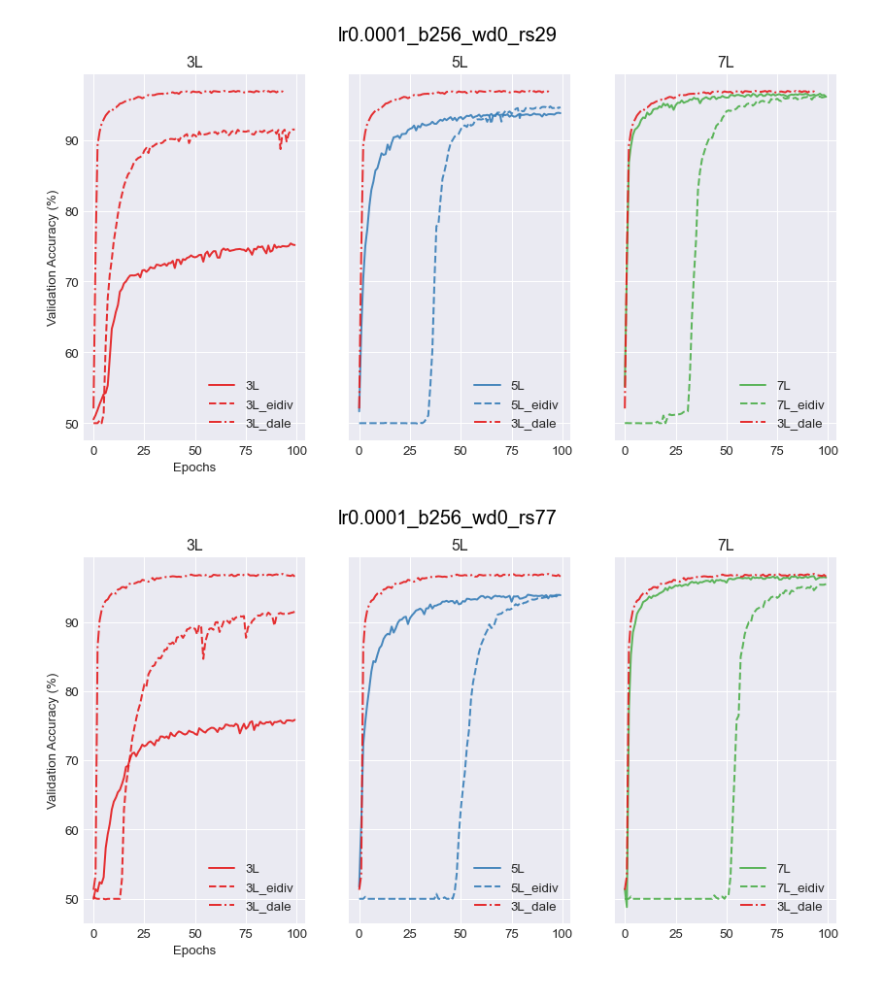
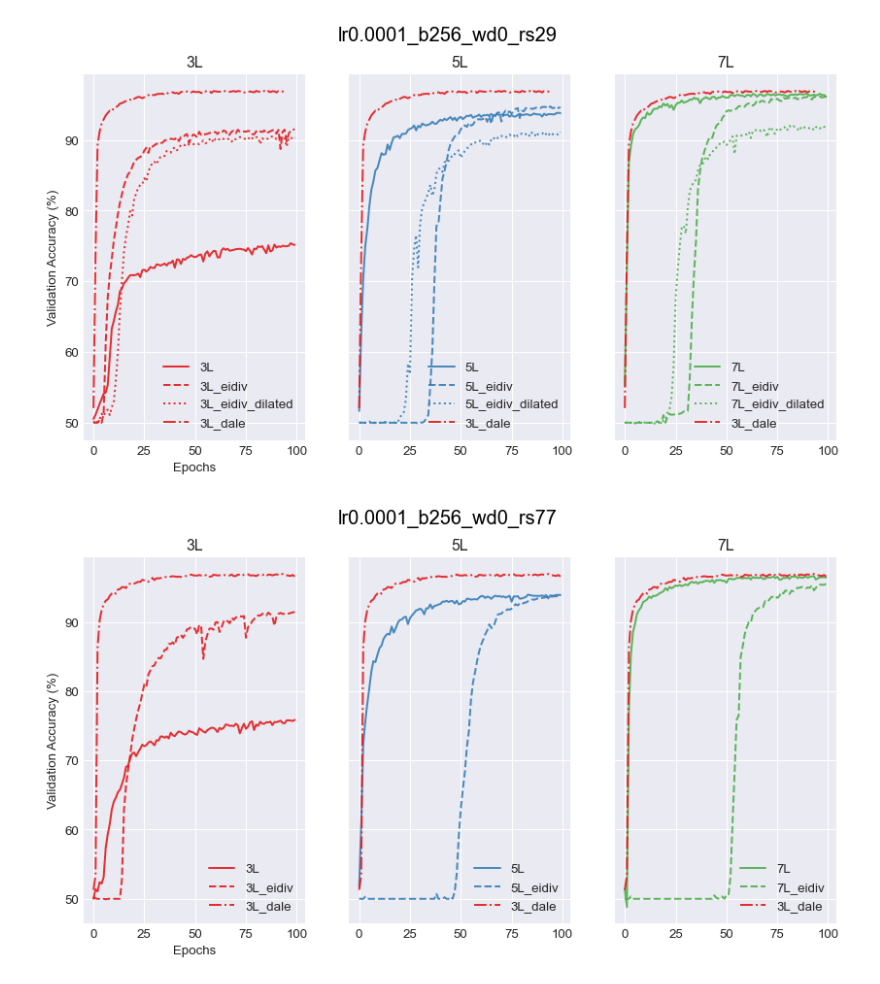
Before and after one commit to hiyuantang/marked_long, a Jupyter notebook: results/vis.ipynb, the cells around one changed output. Saved outputs shown, nothing was run; the diff lists cells and outputs as text; code cells hidden in the pictures.

Commit message:
upload new results

```diff
--- a/results/vis.ipynb
+++ b/results/vis.ipynb
@@ -144,13 +144,16 @@ L7eidiv_rs29 = get_val_results_addtodata('./rs29_gbmax/7Leidiv.txt')'''
 #no learning rate adjustment
 L3_rs29 = get_val_results_addtodata('./rs29_gbmax_nolradj/3L.txt')
 L3eidiv_rs29 = get_val_results_addtodata('./rs29_gbmax_nolradj/3Leidiv.txt')
+L3eidivdil_rs29 = get_val_results_addtodata('./rs29_gbmax_nolradj/3Leidivdil.txt')
 L3dale_rs29 = get_val_results_addtodata('./rs29_gbmax_nolradj/3Ldale.txt')
 
 L5_rs29 = get_val_results_addtodata('./rs29_gbmax_nolradj/5L.txt')
 L5eidiv_rs29 = get_val_results_addtodata('./rs29_gbmax_nolradj/5Leidiv.txt')
+L5eidivdil_rs29 = get_val_results_addtodata('./rs29_gbmax_nolradj/5Leidivdil.txt')
 
 L7_rs29 = get_val_results_addtodata('./rs29_gbmax_nolradj/7L.txt')
 L7eidiv_rs29 = get_val_results_addtodata('./rs29_gbmax_nolradj/7Leidiv.txt')
+L7eidivdil_rs29 = get_val_results_addtodata('./rs29_gbmax_nolradj/7Leidivdil.txt')
 
 #validation results from -b 256 --epochs 100 --wd 0 --lr 0.0001 --rs77 datasplit 8:2 w/ gabor+maxpool
 #no learning rate adjustment
@@ -184,12 +187,12 @@ L5eidiv_mean, L5eidiv_std = get_mean_std_at_epoch(L5eidiv_rs53, L5eidiv_rs77, L5
 L7_mean, L7_std = get_mean_std_at_epoch(L7_rs53, L7_rs77, L7_rs191, epoch=epoch_global)
 L7eidiv_mean, L7eidiv_std = get_mean_std_at_epoch(L7eidiv_rs53, L7eidiv_rs77, L7eidiv_rs191, epoch=epoch_global)
 # %%
-acc_list = np.array([L3_rs29, L3eidiv_rs29, L3dale_rs29,
-                    L5_rs29, L5eidiv_rs29,
-                    L7_rs29, L7eidiv_rs29,], dtype=object)
-name_list = np.array(['3L', '3L_eidiv', '3L_dale',
-                      '5L', '5L_eidiv',
-                      '7L', '7L_eidiv'])
+acc_list = np.array([L3_rs29, L3eidiv_rs29, L3eidivdil_rs29, L3dale_rs29,
+                    L5_rs29, L5eidiv_rs29, L5eidivdil_rs29,
+                    L7_rs29, L7eidiv_rs29, L7eidivdil_rs29], dtype=object)
+name_list = np.array(['3L', '3L_eidiv', '3L_eidiv_dilated', '3L_dale',
+                      '5L', '5L_eidiv', '5L_eidiv_dilated',
+                      '7L', '7L_eidiv', '7L_eidiv_dilated',])
 plt.style.use('seaborn-darkgrid')
 dpi = 96
 linewidth = 1.5
@@ -199,35 +202,40 @@ palette = plt.get_cmap('Set1')
 ax[0].set_title('3L'), ax[1].set_title('5L'), ax[2].set_title('7L')
 ax[0].set_ylabel('Validation Accuracy (%)'), ax[0].set_xlabel('Epochs')
 for i in range(len(acc_list)):
     num = int(name_list[i][0])//2-1
-    if 'eidiv' in name_list[i]:
+    if 'dilated' in name_list[i]:
+        ax[num].plot(acc_list[i], linestyle='dotted',
+                     color=palette(num),
+                     linewidth=linewidth, alpha=0.9, label=name_list[i]
+                     )
+    elif 'eidiv' in name_list[i]:
         ax[num].plot(acc_list[i], linestyle='--',
                      color=palette(num),
                      linewidth=linewidth, alpha=0.9, label=name_list[i]
                      )
     elif 'dale' in name_list[i]:
         ax[num].plot(acc_list[i], linestyle='-.',
                      color=palette(num),
                      linewidth=linewidth, alpha=0.9, label=name_list[i]
                      )
     else:
         ax[num].plot(acc_list[i], linestyle='-',
                      color=palette(num),
                      linewidth=linewidth, alpha=0.9, label=name_list[i]
                      )
 for i in (1, 2):
     ax[i].plot(L3dale_rs29, linestyle='-.',
                color=palette(0),
                linewidth=linewidth, alpha=0.9, label='3L_dale'
                )
 legend_loc = 'lower right'
 ax[0].legend(loc=legend_loc), ax[1].legend(
     loc=legend_loc), ax[2].legend(loc=legend_loc)
 plt.suptitle('lr0.0001_b256_wd0_rs29',
              fontsize=15, fontweight=0, color='black')
 plt.show()
 # %% [output]
-[figure, old version]
+[figure, new version]
 # %%
 acc_list = np.array([L3_rs77, L3eidiv_rs77, L3dale_rs77,
                     L5_rs77, L5eidiv_rs77,
```
Also changed, not shown: 3 other files.
